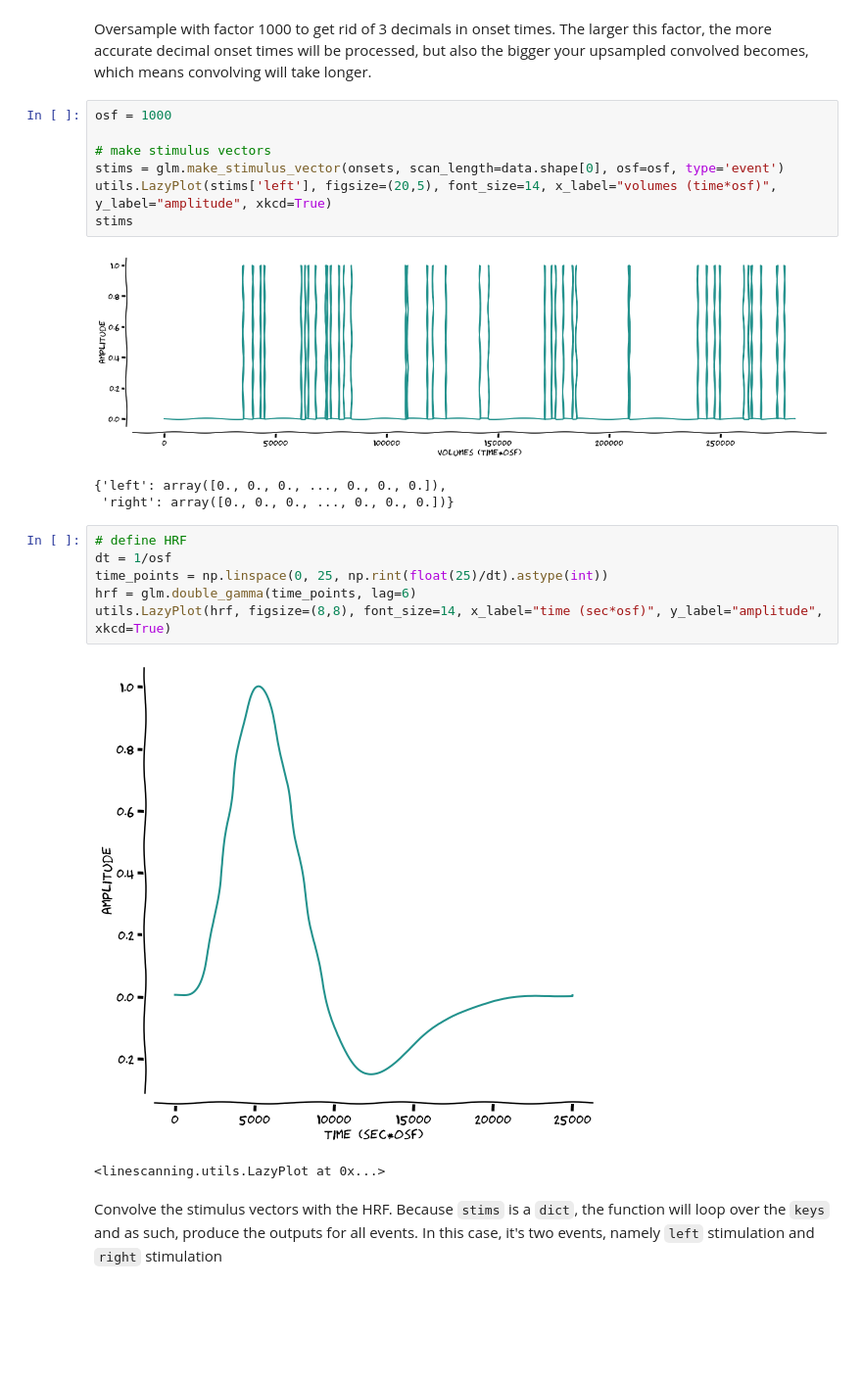
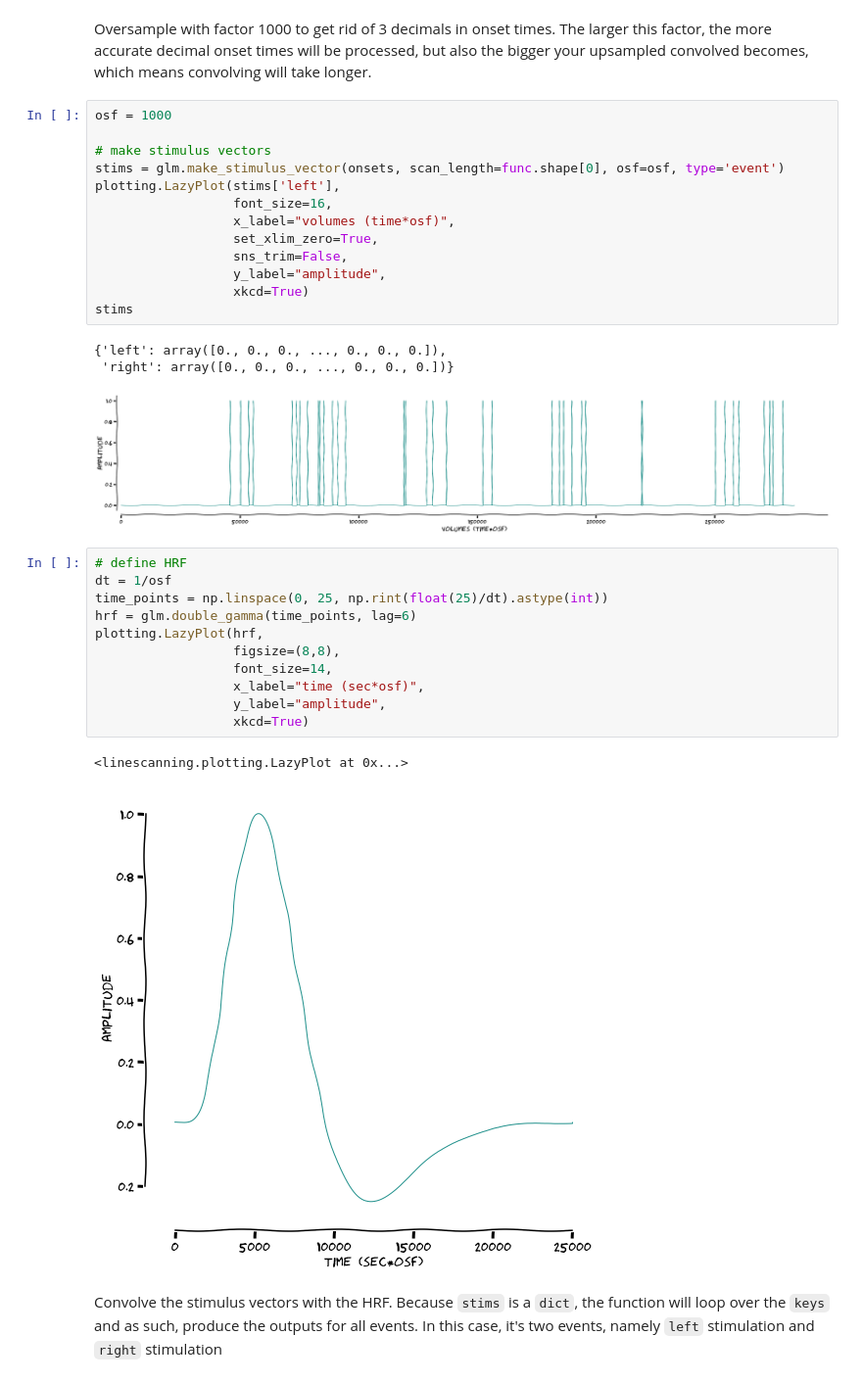
Before and after one commit to gjheij/linescanning, a Jupyter notebook: doc/source/examples/genericglm.ipynb, the cells around one changed output. Shown at 98% size. Cells and saved outputs as stored; diff of their text form; blank space fills up the shorter version.

```diff
--- a/doc/source/examples/genericglm.ipynb
+++ b/doc/source/examples/genericglm.ipynb
@@ -67,22 +81,33 @@ Oversample with factor 1000 to get rid of 3 decimals in onset times. The larger
 osf = 1000
 
 # make stimulus vectors
-stims = glm.make_stimulus_vector(onsets, scan_length=data.shape[0], osf=osf, type='event')
-utils.LazyPlot(stims['left'], figsize=(20,5), font_size=14, x_label="volumes (time*osf)", y_label="amplitude", xkcd=True)
+stims = glm.make_stimulus_vector(onsets, scan_length=func.shape[0], osf=osf, type='event')
+plotting.LazyPlot(stims['left'],
+                  font_size=16,
+                  x_label="volumes (time*osf)",
+                  set_xlim_zero=True,
+                  sns_trim=False,
+                  y_label="amplitude",
+                  xkcd=True)
 stims
 # %% [output]
+{'left': array([0., 0., 0., ..., 0., 0., 0.]),
+ 'right': array([0., 0., 0., ..., 0., 0., 0.])}
-[figure, old version]
+[figure, new version]
-{'left': array([0., 0., 0., ..., 0., 0., 0.]),
- 'right': array([0., 0., 0., ..., 0., 0., 0.])}
 # %%
 # define HRF
 dt = 1/osf
 time_points = np.linspace(0, 25, np.rint(float(25)/dt).astype(int))
 hrf = glm.double_gamma(time_points, lag=6)
-utils.LazyPlot(hrf, figsize=(8,8), font_size=14, x_label="time (sec*osf)", y_label="amplitude", xkcd=True)
+plotting.LazyPlot(hrf,
+                  figsize=(8,8),
+                  font_size=14,
+                  x_label="time (sec*osf)",
+                  y_label="amplitude",
+                  xkcd=True)
 # %% [output]
+<linescanning.plotting.LazyPlot at 0x...>
-[figure, old version]
+[figure, new version]
-<linescanning.utils.LazyPlot at 0x...>
 # %% [markdown]
 Convolve the stimulus vectors with the HRF. Because `stims` is a `dict`, the function will loop over the `keys` and as such, produce the outputs for all events. In this case, it's two events, namely `left` stimulation and `right` stimulation
 # %%
```
Also changed, not shown: parts of 18 cells of this notebook, 3 other files.
